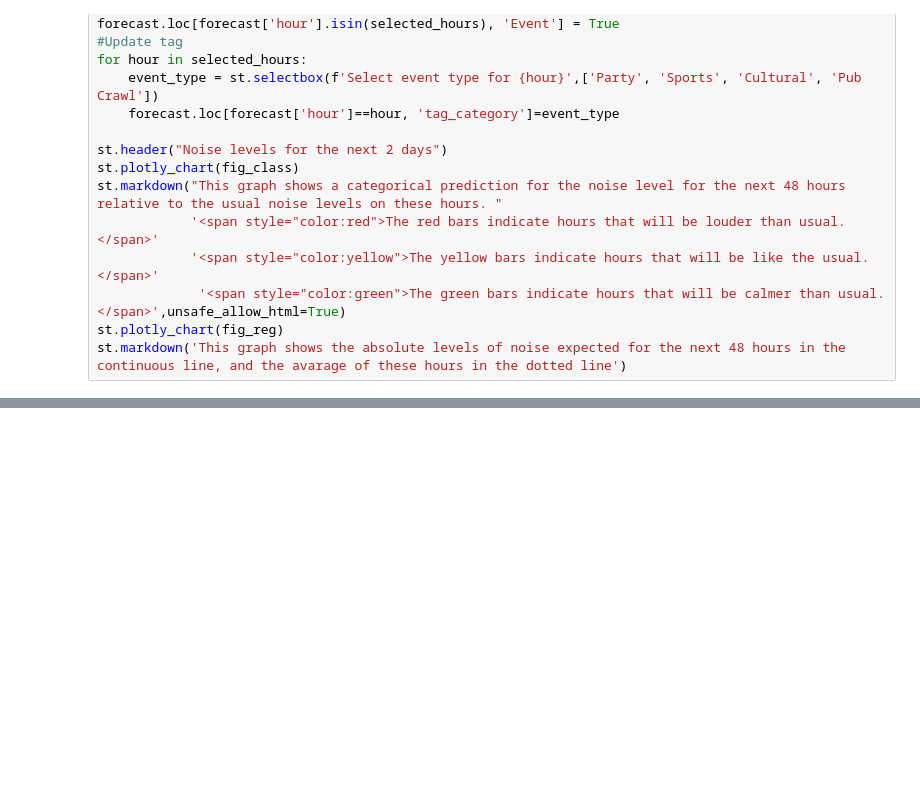
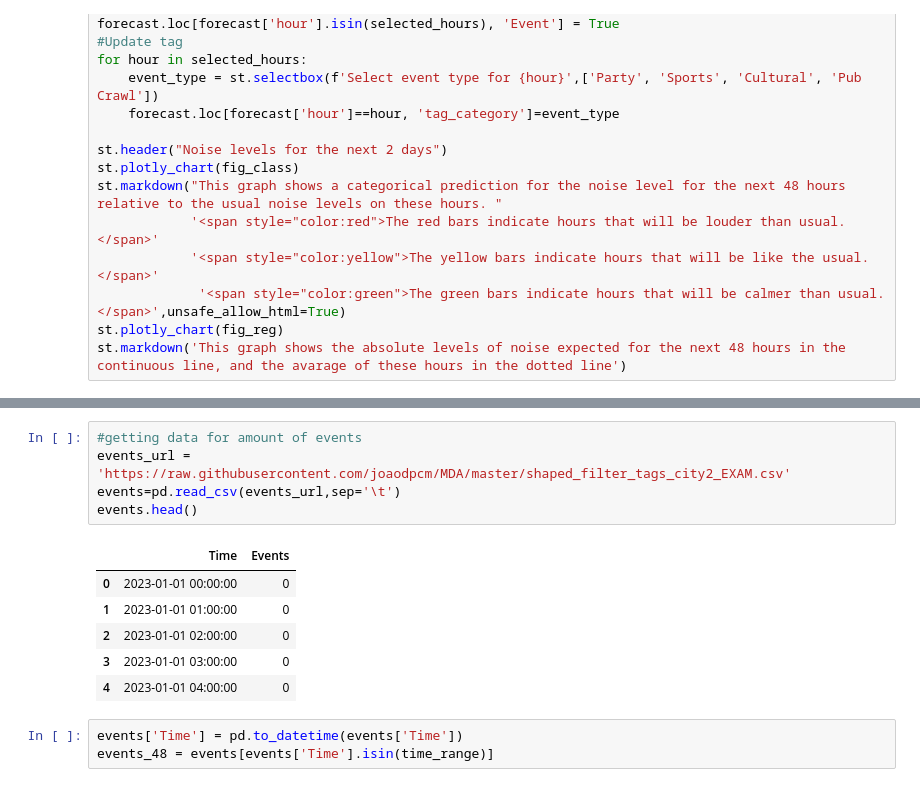
Before and after one commit to joaodpcm/MDA, a Jupyter notebook: noise_avarage.ipynb, the cells around one changed output, grey strips where cells are left out. Saved outputs shown, nothing was run; the diff lists cells and outputs as text; blank space fills up the shorter version.

```diff
--- a/noise_avarage.ipynb
+++ b/noise_avarage.ipynb
@@ -224,0 +344,15 @@ st.markdown('This graph shows the absolute levels of noise expected for the next
+# %%
+#getting data for amount of events
+events_url = 'https://raw.githubusercontent.com/joaodpcm/MDA/master/shaped_filter_tags_city2_EXAM.csv'
+events=pd.read_csv(events_url,sep='\t')
+events.head()
+# %% [output]
+|  | Time | Events |
+| 0 | 2023-01-01 00:00:00 | 0 |
+| 1 | 2023-01-01 01:00:00 | 0 |
+| 2 | 2023-01-01 02:00:00 | 0 |
+| 3 | 2023-01-01 03:00:00 | 0 |
+| 4 | 2023-01-01 04:00:00 | 0 |
+# %%
+events['Time'] = pd.to_datetime(events['Time'])
+events_48 = events[events['Time'].isin(time_range)]
```
Also changed, not shown: parts of 15 cells of this notebook, 1 other file.
